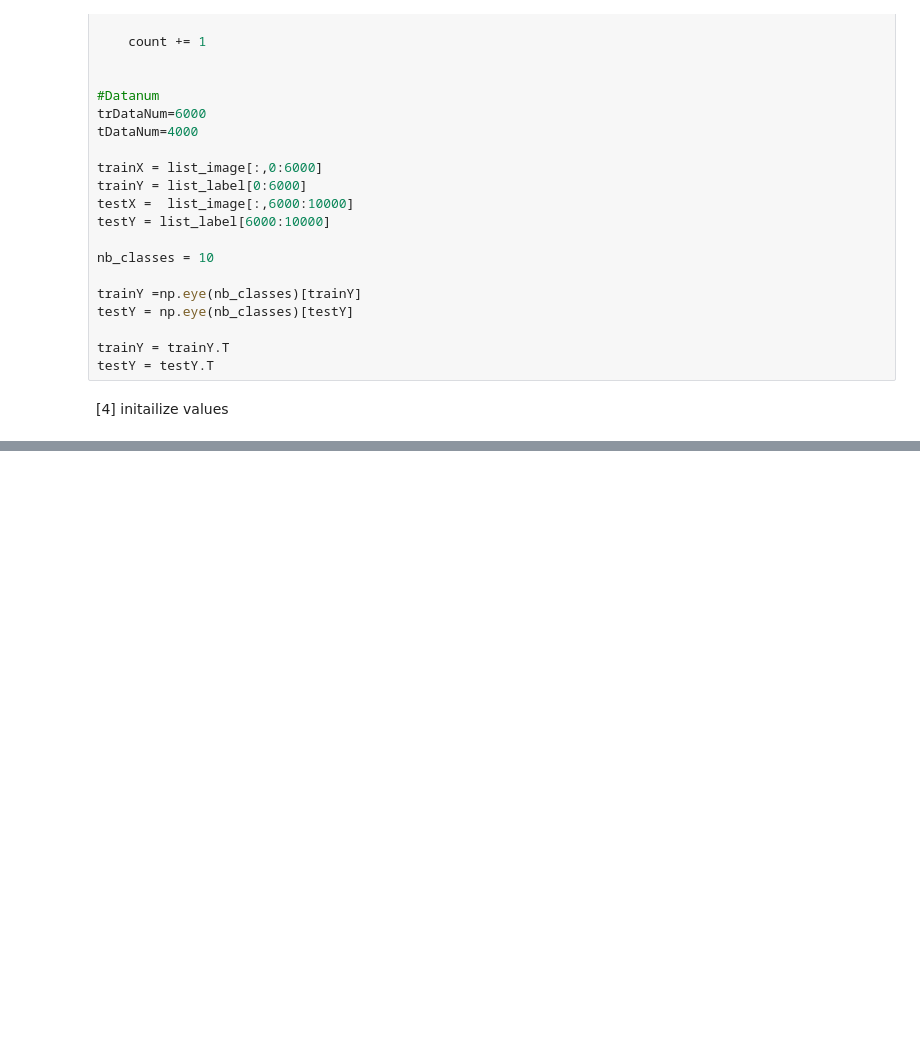
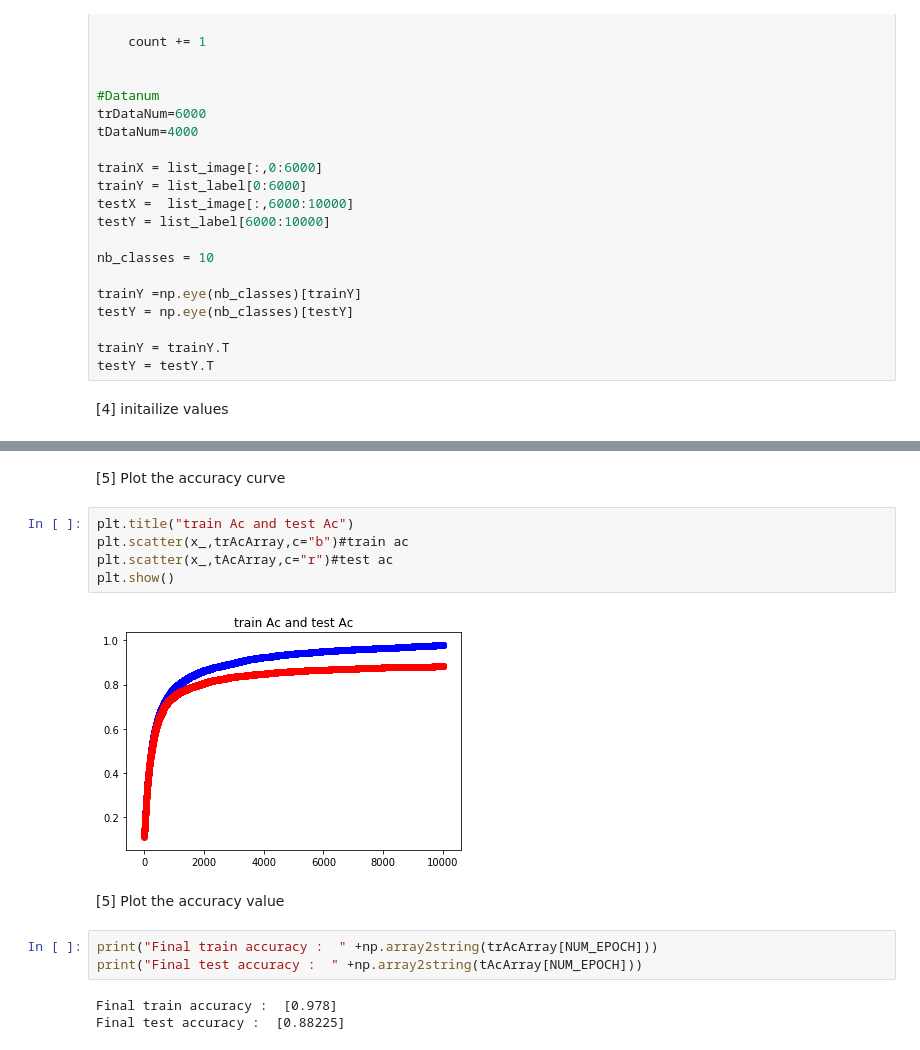
Before and after one commit to wseungjin/class-MachineLearning, a Jupyter notebook: 09/assignment09.ipynb, the cells around one changed output, grey strips where cells are left out. Cells and saved outputs as stored; diff of their text form; blank space fills up the shorter version.

```diff
--- a/09/assignment09.ipynb
+++ b/09/assignment09.ipynb
@@ -216,0 +280,17 @@ test accuracy :  0.11225
+# %% [markdown]
+[5] Plot the accuracy curve
+# %%
+plt.title("train Ac and test Ac")
+plt.scatter(x_,trAcArray,c="b")#train ac
+plt.scatter(x_,tAcArray,c="r")#test ac
+plt.show()
+# %% [output]
+[figure, added]
+# %% [markdown]
+[5] Plot the accuracy value
+# %%
+print("Final train accuracy :  " +np.array2string(trAcArray[NUM_EPOCH]))
+print("Final test accuracy :  " +np.array2string(tAcArray[NUM_EPOCH]))
+# %% [output]
+Final train accuracy :  [0.978]
+Final test accuracy :  [0.88225]
```
Also changed, not shown: parts of 11 cells of this notebook, 1 other file.
